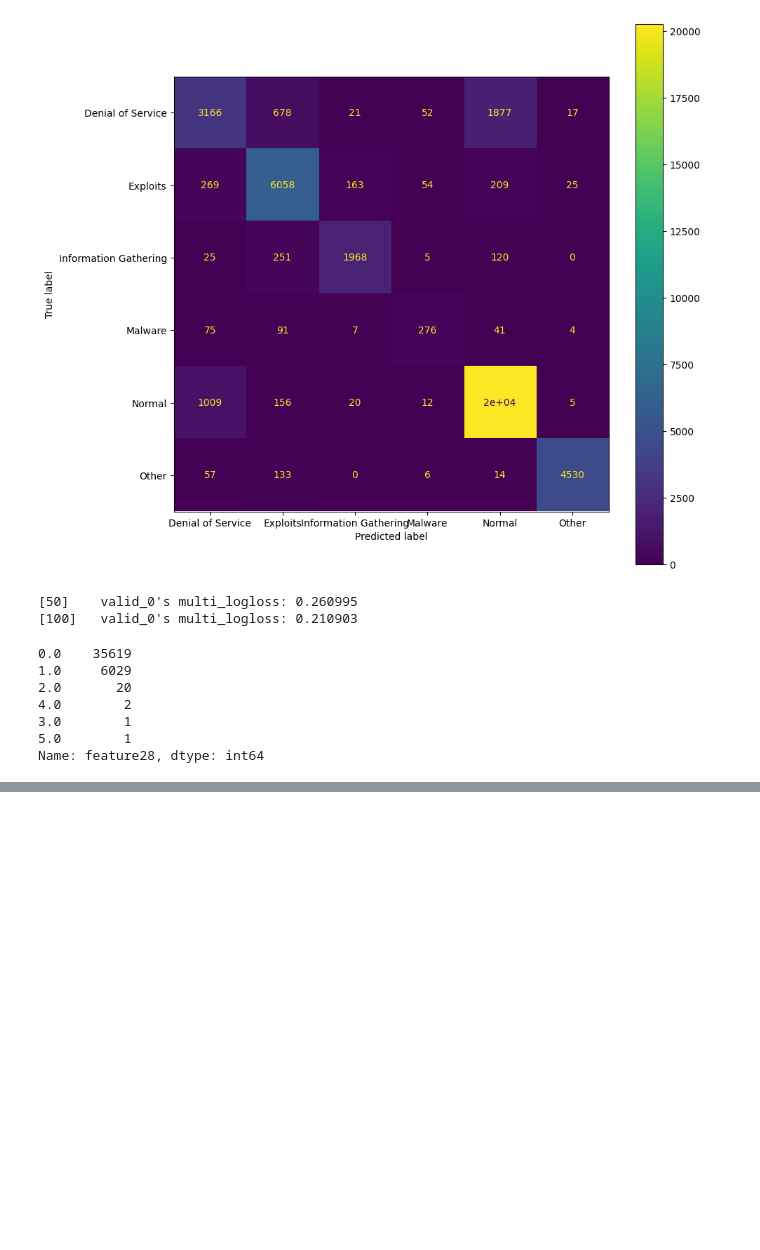
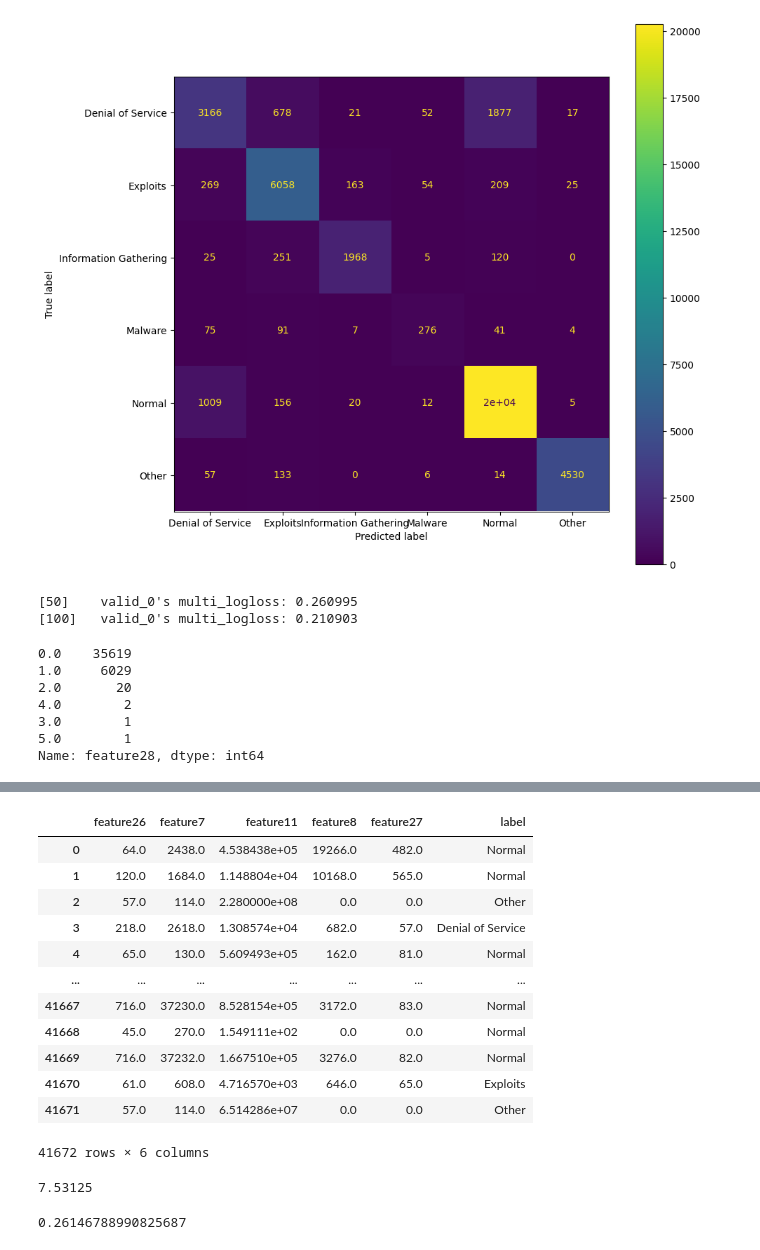
Before and after one commit to lhduc94/COMP_MLOPS, a Jupyter notebook: notebooks/phase2_prob2.ipynb, the cells around one changed output, grey strips where cells are left out. Saved outputs shown, nothing was run; the diff lists cells and outputs as text; code cells hidden in the pictures; blank space fills up the shorter version.

```diff
--- a/notebooks/phase2_prob2.ipynb
+++ b/notebooks/phase2_prob2.ipynb
@@ -10,6 +15,6 @@ from catboost import CatBoostClassifier
 from src.data_processor.phase_2.prob2.v1 import  Phase2Prob2FeatureProcessor
 import numpy as np
 # %%
-df = pd.read_parquet("/mnt/d/Data/MLOPS_2023/data_phase-2/phase-2/prob-2/raw_train.parquet")
+df = pd.read_parquet("D:/Data/MLOPS_2023/data_phase-2/phase-2/prob-2/raw_train.parquet")
 df['label'].value_counts()
 # %% [output]
@@ -258,0 +273,24 @@ Name: feature28, dtype: int64
+# %%
+df[['feature26','feature7','feature11','feature8','feature27','label']]
+# %% [output]
+|  | feature26 | feature7 | feature11 | feature8 | feature27 | label |
+| 0 | 64.0 | 2438.0 | 4.538438e+05 | 19266.0 | 482.0 | Normal |
+| 1 | 120.0 | 1684.0 | 1.148804e+04 | 10168.0 | 565.0 | Normal |
+| 2 | 57.0 | 114.0 | 2.280000e+08 | 0.0 | 0.0 | Other |
+| 3 | 218.0 | 2618.0 | 1.308574e+04 | 682.0 | 57.0 | Denial of Service |
+| 4 | 65.0 | 130.0 | 5.609493e+05 | 162.0 | 81.0 | Normal |
+| ... | ... | ... | ... | ... | ... | ... |
+| 41667 | 716.0 | 37230.0 | 8.528154e+05 | 3172.0 | 83.0 | Normal |
+| 41668 | 45.0 | 270.0 | 1.549111e+02 | 0.0 | 0.0 | Normal |
+| 41669 | 716.0 | 37232.0 | 1.667510e+05 | 3276.0 | 82.0 | Normal |
+| 41670 | 61.0 | 608.0 | 4.716570e+03 | 646.0 | 65.0 | Exploits |
+| 41671 | 57.0 | 114.0 | 6.514286e+07 | 0.0 | 0.0 | Other |
+41672 rows × 6 columns
+# %%
+482/64
+# %% [output]
+7.53125
+# %%
+57/218
+# %% [output]
+0.26146788990825687
```
Also changed, not shown: parts of 10 cells of this notebook, 23 other files.
